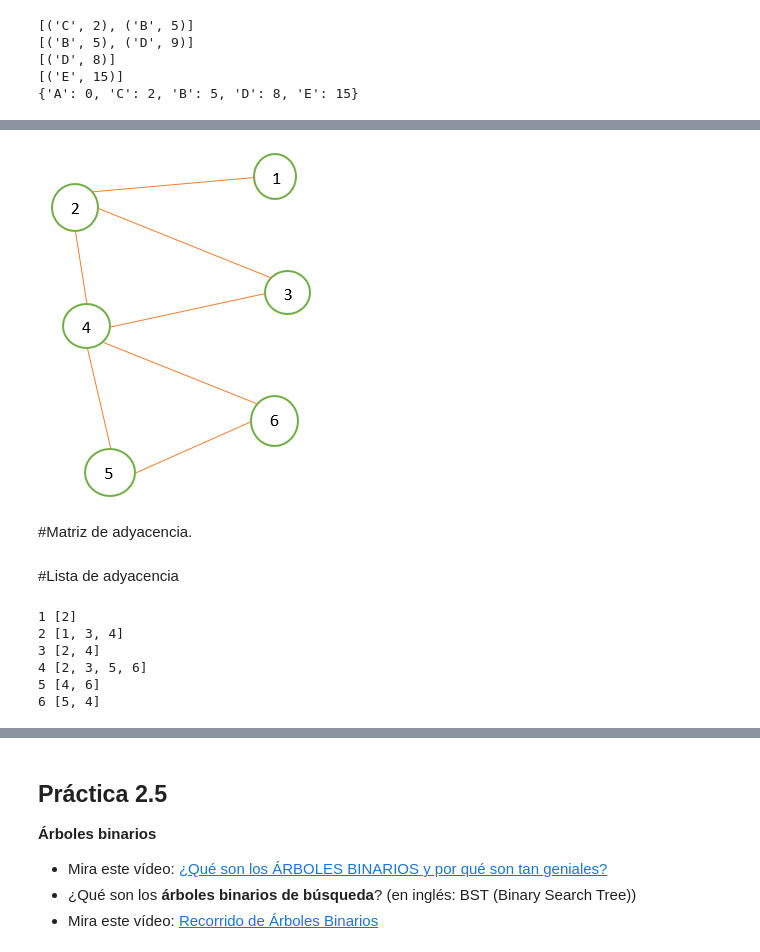
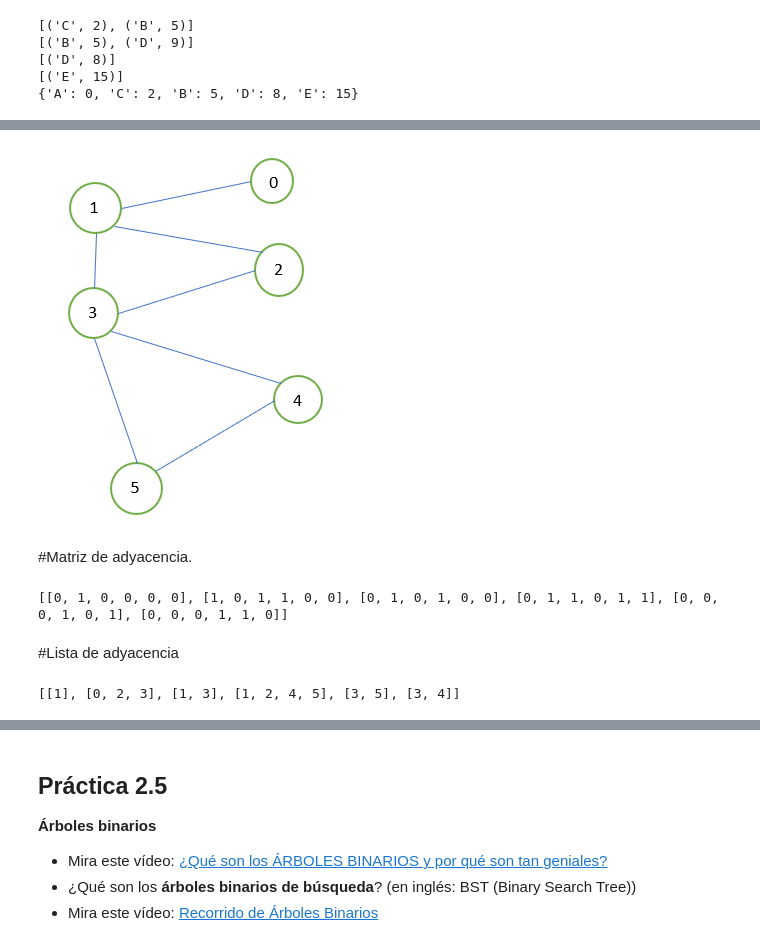
Before and after one commit to Alba004/Matematicas, a Jupyter notebook: grafos/practica_grafos.ipynb, the cells around one changed output, grey strips where cells are left out. Drawn from its saved outputs; the diff is of its cells as text; code cells hidden in the pictures.

```diff
--- a/grafos/practica_grafos.ipynb
+++ b/grafos/practica_grafos.ipynb
@@ -105,51 +114,43 @@ print(dijkstra(current, nodes, distances))
 * Dibuja el grafo del ejemplo que se usa en este código.
 # %%
 from IPython.display import Image
-Image ("6 nodos.jpg")
+Image ("6 nodos.png")
 # %% [output]
-[figure, old version]
+[figure, new version]
 # %% [markdown]
 #Matriz de adyacencia.
+# %%
+def convert_to_matrix(graph):
+    matrix =[]
+    for i in range(len(graph)):
+        matrix.append([0]*len(graph))
+        for j in graph[i]:
+            matrix[i][j]=1
+    return matrix
+
+lst =[[1],[0,2,3],[1,3],[1,2,4,5],[3,5],[3,4]]
+print(convert_to_matrix(lst))
+# %% [output]
+[[0, 1, 0, 0, 0, 0], [1, 0, 1, 1, 0, 0], [0, 1, 0, 1, 0, 0], [0, 1, 1, 0, 1, 1], [0, 0, 0, 1, 0, 1], [0, 0, 0, 1, 1, 0]]
 # %% [markdown]
 #Lista de adyacencia
-# %%
-class Vertice:
-    def __init__(self, i):
-       self.id = i
-       self.visitado = False
-       self.nivel = -1
-       self.vecinos = []
-
-    def agregarvecino(self, v):
-        if not v in self.vecinos:
-            self.vecinos.append(v)
-
-class Grafica:
-    def __init__(self):
-        self.vertices = {}
-
-    def agregarvertice(self, v):
-        if v not in self.vertices:
-            self.vertices[v] = Vertice(v)
-    def agregararista(self, a, b):
-        if a in self.vertices and b in self.vertices:
-            self.vertices[a].agregarvecino(b)
-            self.vertices[b].agregarvecino(a)
-    def main ():
-        g = Grafica()
-        l = [1, 2, 3, 4, 5, 6]
-        for v in l:
-            g.agregarvertice(v)
-        l = [1, 2, 2, 3, 2, 4, 3, 4, 4, 5, 5, 6, 6, 4]
-        for i in range(0, len(l) -1, 2):
-            g.agregararista(l[i], l[i+1])
-        for v in g.vertices:
-            print(v, g.vertices[v].vecinos)
-    main()
-# %% [output]
-1 [2]
-2 [1, 3, 4]
-3 [2, 4]
-4 [2, 3, 5, 6]
-5 [4, 6]
-6 [5, 4]
+# %%
+def convert_to_adjacency(matrix):
+    start = 0
+    res = []
+    lst = []
+    n = len(matrix)
+    for i in range(n):
+        res.append(lst*n)
+    while start < n:
+        y = matrix[start]
+        for i in range(len(y)):
+            if y[i]==1:
+                res[start].append(i)
+        start +=1
+    return res
+
+matrix =[[0,1,0,0,0,0],[1,0,1,1,0,0],[0,1,0,1,0,0],[0,1,1,0,1,1],[0,0,0,1,0,1],[0,0,0,1,1,0]]
+print(convert_to_adjacency(matrix))
+# %% [output]
+[[1], [0, 2, 3], [1, 3], [1, 2, 4, 5], [3, 5], [3, 4]]
```
Also changed, not shown: parts of 13 cells of this notebook.
